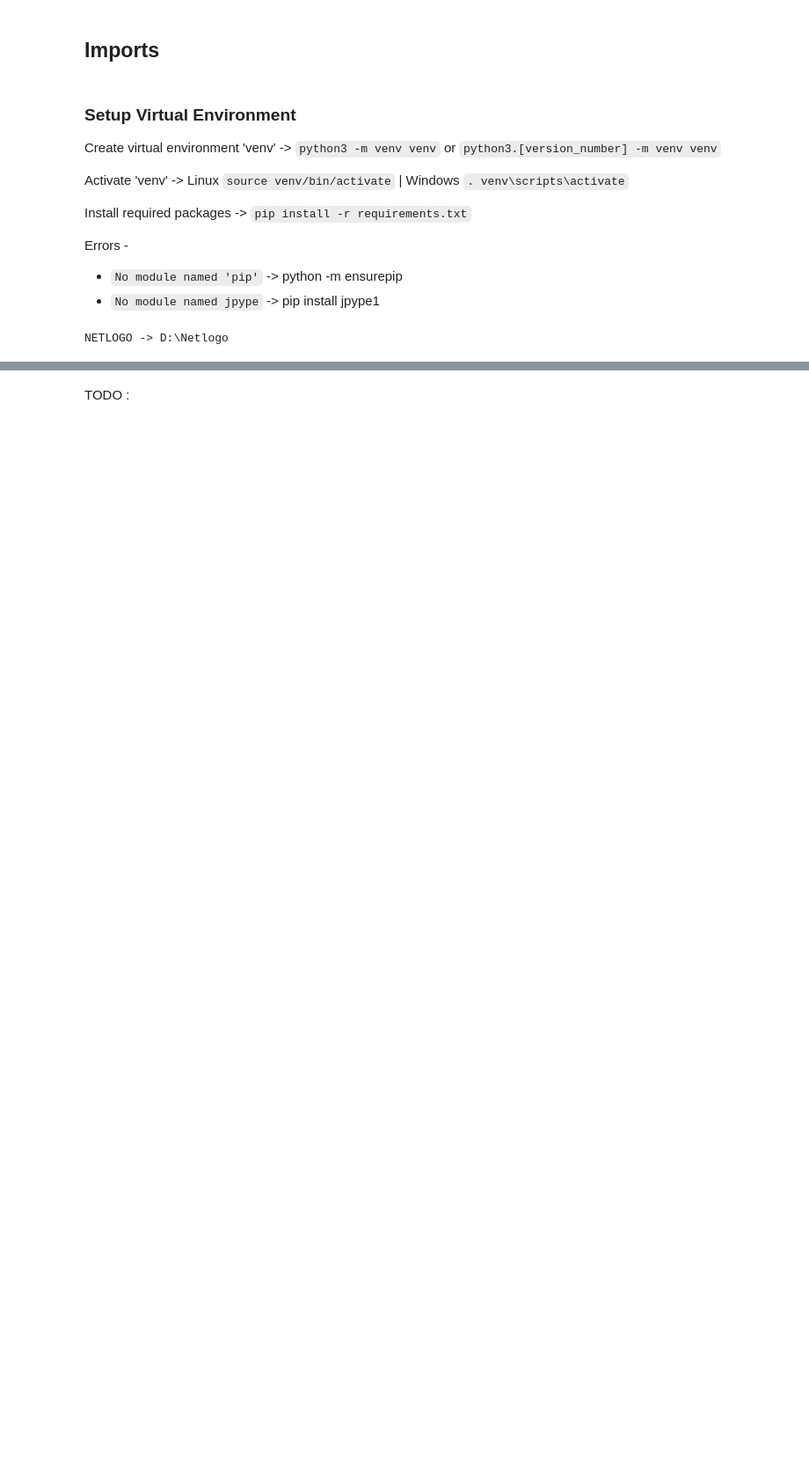
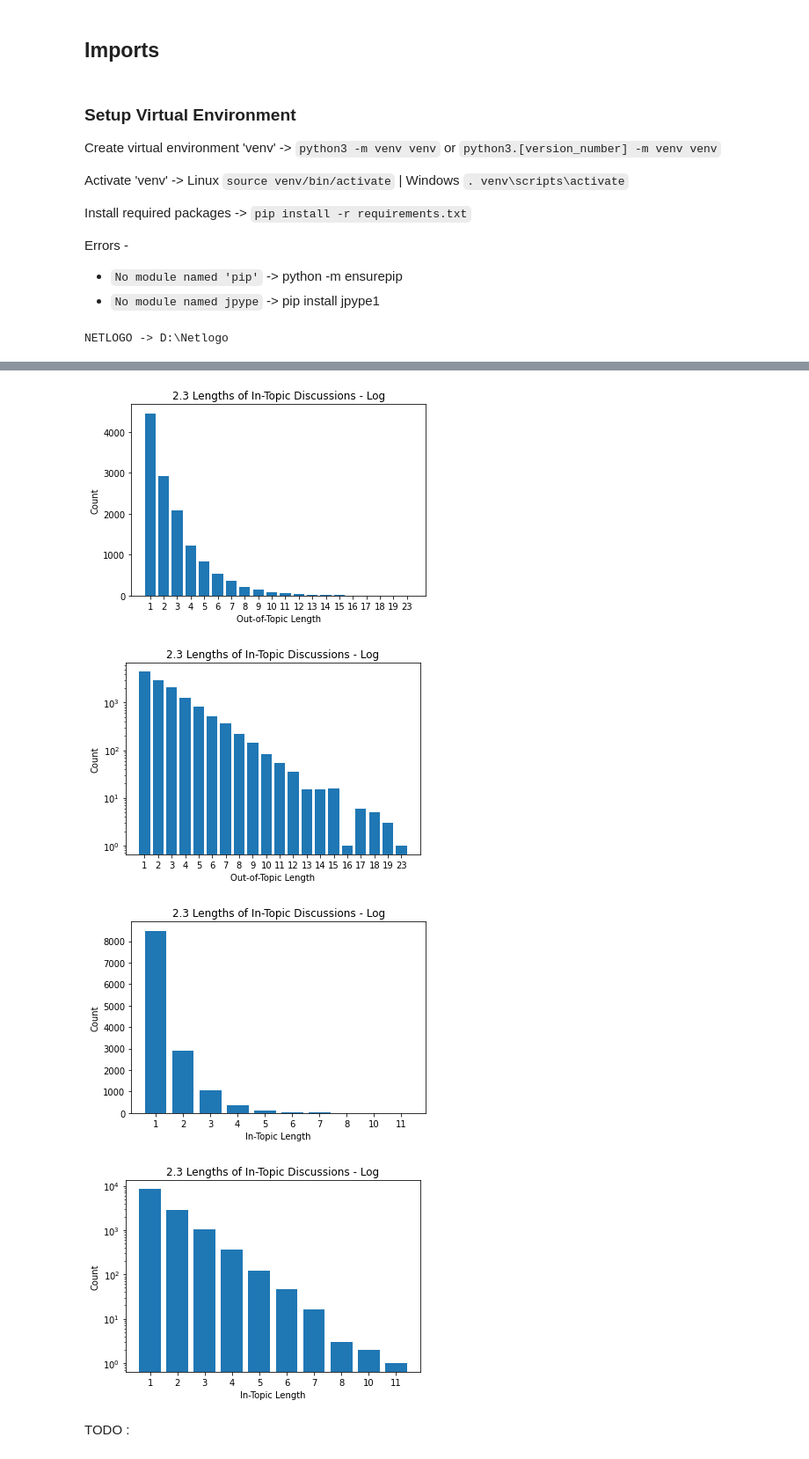
Before and after one commit to DEISI-ULHT-TFC-2021-22/TFC-DEISI258-Modelamento-multi-agente-de-intera-es-em-grupos-sociais, a Jupyter notebook: pynetlogo_ku.ipynb, the cells around one changed output, grey strips where cells are left out. Shown at 88% size. Saved outputs shown, nothing was run; the diff lists cells and outputs as text; code cells hidden in the pictures; blank space fills up the shorter version.

Commit message:
plot_topic() + plots

```diff
--- a/pynetlogo_ku.ipynb
+++ b/pynetlogo_ku.ipynb
@@ -392,2 +409,32 @@ plt.show()
+# %%
+reduced_scenarios = {
+    # Middle class
+    # 2.1 : ["General", 1, 1, 0.7, 0.5],
+    # 2.2 : ["General", 2, 1, 0.7, 0.5],
+    2.3 : ["Gendered", 2, 1, 0.7, 0.5],
+}
+
+# run 3 scenarios
+for scenario_id,v in reduced_scenarios.items():
+    out_topic_counter, in_topic_counter = run_scenario(*v, scenario_id, 20)
+
+    # sort
+    out_topic_counter = dict(sorted(out_topic_counter.items()))
+    in_topic_counter = dict(sorted(in_topic_counter.items()))
+
+    indexes = np.arange(len(out_topic_counter))
+
+    plot_topic(indexes, out_topic_counter, "out", "linear", scenario_id)
+    plot_topic(indexes, out_topic_counter, "out", "log", scenario_id)
+
+    indexes = np.arange(len(in_topic_counter))
+
+    plot_topic(indexes, in_topic_counter, "in", "linear", scenario_id)
+    plot_topic(indexes, in_topic_counter, "in", "log", scenario_id)
+# %% [output]
+[figure, added]
+[figure, added]
+[figure, added]
+[figure, added]
 # %% [markdown]
 TODO :
```
Also changed, not shown: parts of 3 cells of this notebook, 5 other files.
